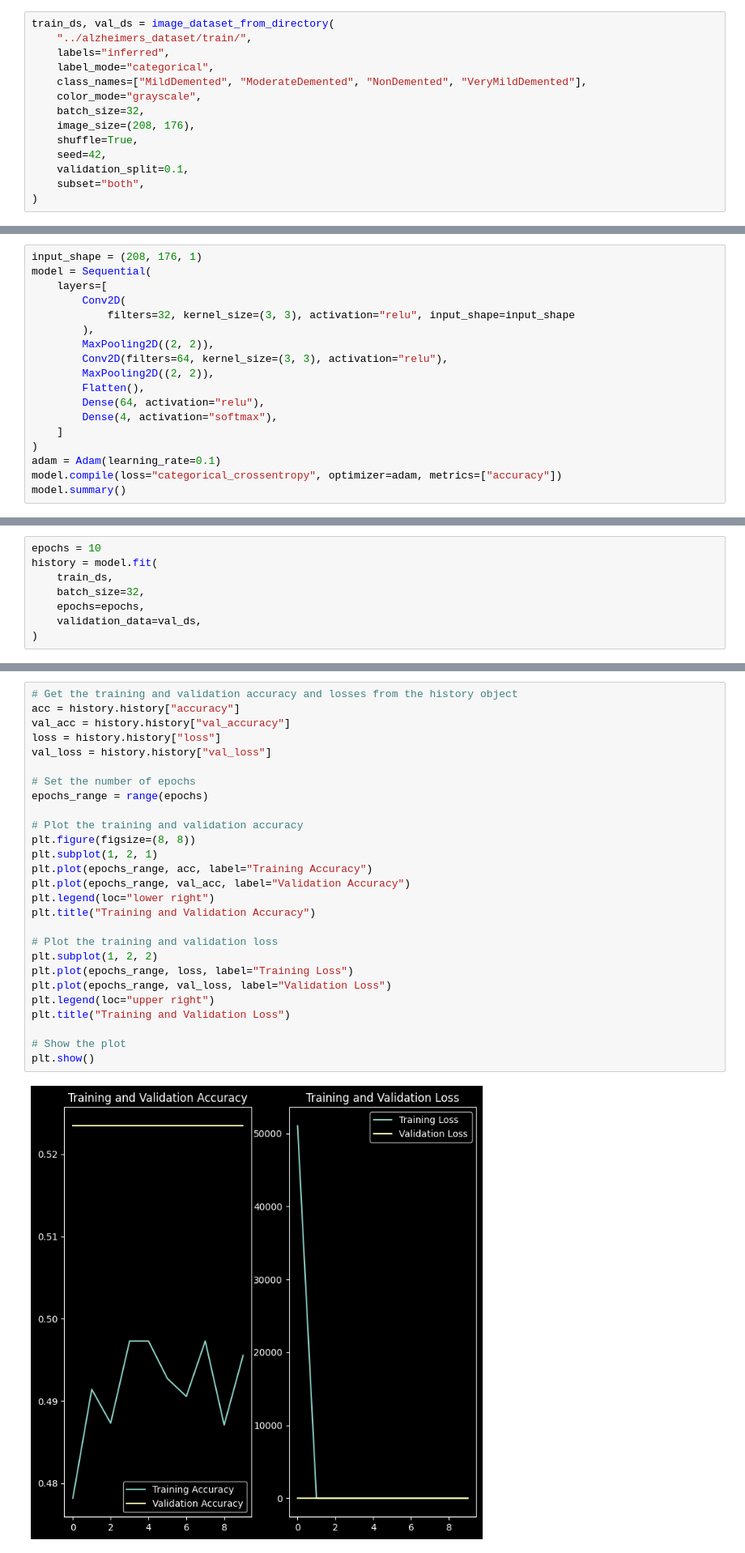
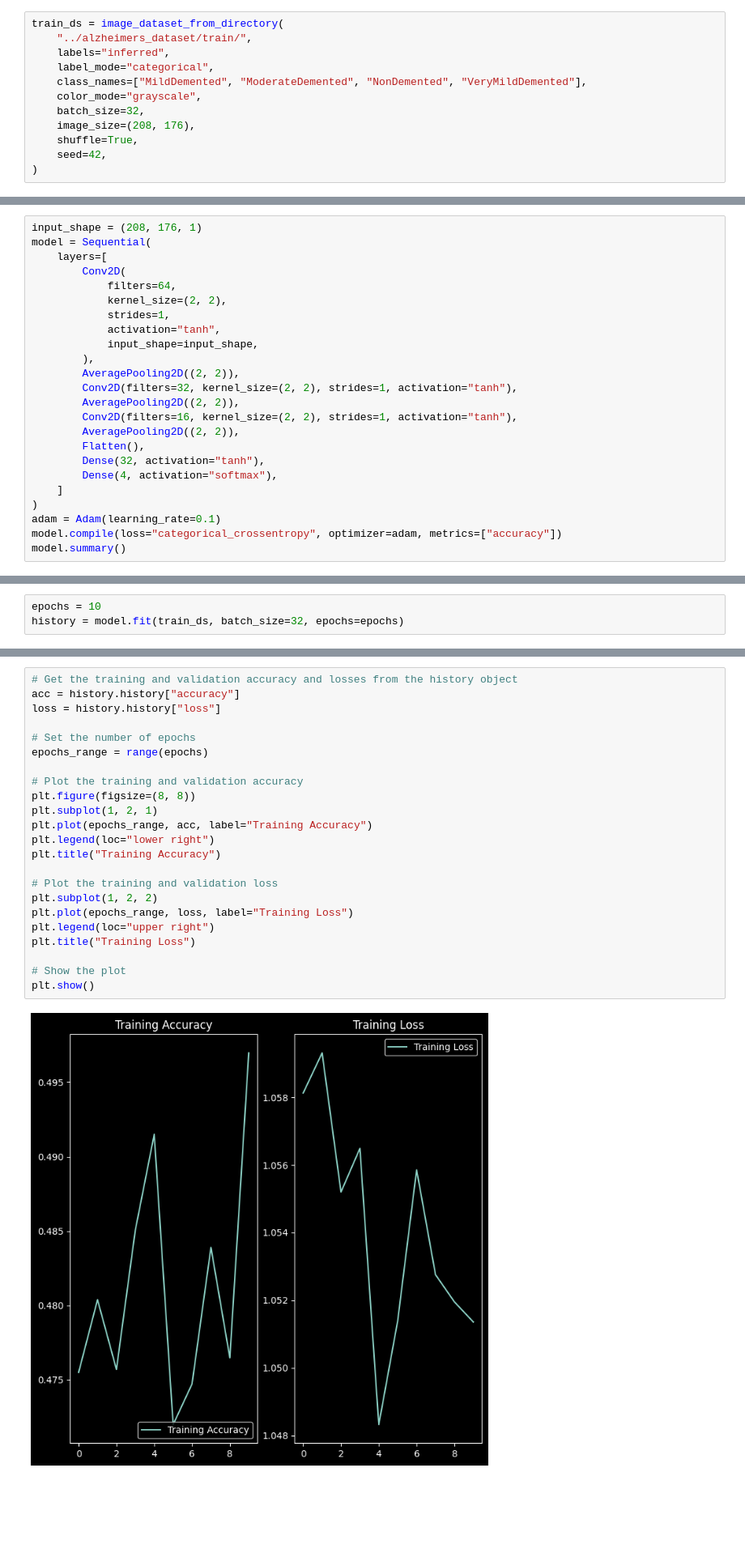
Before and after one commit to debjitpal5040/Deep_Learning_Algorithms, a Jupyter notebook: Tensorflow/alzheimers.ipynb, the cells around one changed output, grey strips where cells are left out. Shown: that part at 81% size. Drawn from its saved outputs; the diff is of its cells as text; blank space fills up the shorter version.

```diff
--- a/Tensorflow/alzheimers.ipynb
+++ b/Tensorflow/alzheimers.ipynb
@@ -6,7 +6,7 @@ from keras.models import Sequential
 from keras.optimizers.legacy import Adam
 from keras.utils import image_dataset_from_directory
 # %%
-train_ds, val_ds = image_dataset_from_directory(
+train_ds = image_dataset_from_directory(
     "../alzheimers_dataset/train/",
     labels="inferred",
     label_mode="categorical",
@@ -16,8 +16,6 @@ train_ds, val_ds = image_dataset_from_directory(
     image_size=(208, 176),
     shuffle=True,
     seed=42,
-    validation_split=0.1,
-    subset="both",
 )
 # %% [output]
 Found 5121 files belonging to 4 classes.
@@ -62,13 +53,19 @@ input_shape = (208, 176, 1)
 model = Sequential(
     layers=[
         Conv2D(
-            filters=32, kernel_size=(3, 3), activation="relu", input_shape=input_shape
+            filters=64,
+            kernel_size=(2, 2),
+            strides=1,
+            activation="tanh",
+            input_shape=input_shape,
         ),
-        MaxPooling2D((2, 2)),
-        Conv2D(filters=64, kernel_size=(3, 3), activation="relu"),
-        MaxPooling2D((2, 2)),
+        AveragePooling2D((2, 2)),
+        Conv2D(filters=32, kernel_size=(2, 2), strides=1, activation="tanh"),
+        AveragePooling2D((2, 2)),
+        Conv2D(filters=16, kernel_size=(2, 2), strides=1, activation="tanh"),
+        AveragePooling2D((2, 2)),
         Flatten(),
-        Dense(64, activation="relu"),
+        Dense(32, activation="tanh"),
         Dense(4, activation="softmax"),
     ]
 )
@@ -95,11 +92,6 @@ Non-trainable params: 0 (0.00 Byte)
 _________________________________________________________________
 # %%
 epochs = 10
-history = model.fit(
-    train_ds,
-    batch_size=32,
-    epochs=epochs,
-    validation_data=val_ds,
-)
+history = model.fit(train_ds, batch_size=32, epochs=epochs)
 # %% [output]
 Epoch 1/10
@@ -132,29 +124,25 @@ model.evaluate(test_ds)
 # %%
 # Get the training and validation accuracy and losses from the history object
 acc = history.history["accuracy"]
-val_acc = history.history["val_accuracy"]
 loss = history.history["loss"]
-val_loss = history.history["val_loss"]
 
 # Set the number of epochs
 epochs_range = range(epochs)
 
 # Plot the training and validation accuracy
 plt.figure(figsize=(8, 8))
 plt.subplot(1, 2, 1)
 plt.plot(epochs_range, acc, label="Training Accuracy")
-plt.plot(epochs_range, val_acc, label="Validation Accuracy")
 plt.legend(loc="lower right")
-plt.title("Training and Validation Accuracy")
+plt.title("Training Accuracy")
 
 # Plot the training and validation loss
 plt.subplot(1, 2, 2)
 plt.plot(epochs_range, loss, label="Training Loss")
-plt.plot(epochs_range, val_loss, label="Validation Loss")
 plt.legend(loc="upper right")
-plt.title("Training and Validation Loss")
+plt.title("Training Loss")
 
 # Show the plot
 plt.show()
 # %% [output]
-[figure, old version]
+[figure, new version]
```
Also changed, not shown: parts of 5 cells of this notebook, 1 other file.
